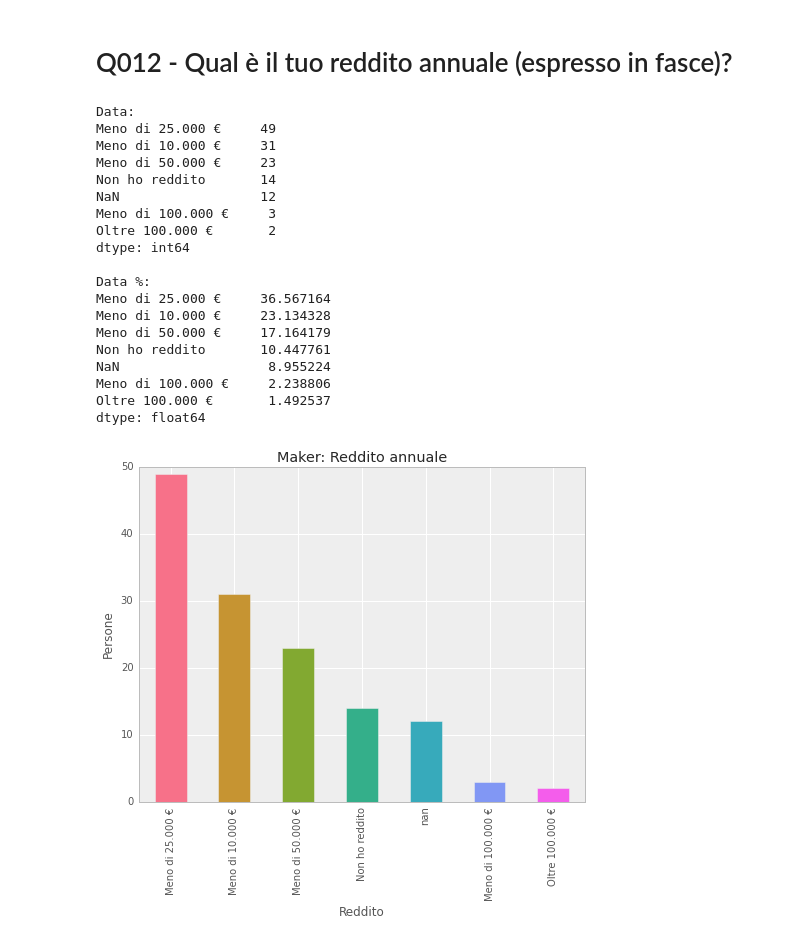
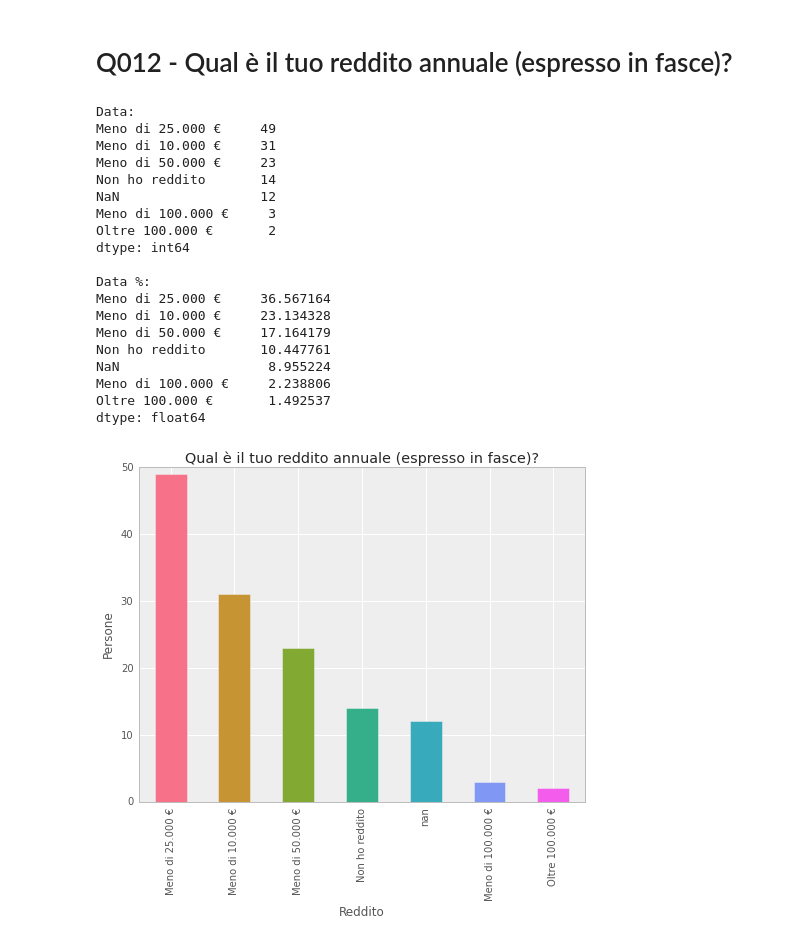
Before and after one commit to openp2pdesign/Makers-Inquiry---Analysis, a Jupyter notebook: Q012.ipynb, the cells around one changed output. Saved outputs shown, nothing was run; the diff lists cells and outputs as text; code cells hidden in the pictures.

```diff
--- a/Q012.ipynb
+++ b/Q012.ipynb
@@ -30,35 +30,35 @@ print income
 print ""
 print "Data %:"
 print data["Q012"].value_counts(normalize=True,dropna=False) * 100
 
 # Plot the data
 plt.figure(figsize=(8,6))
 plt.xlabel(u'Reddito')
 plt.ylabel('Persone')
 my_colors = seaborn.color_palette("husl", len(income)) # Set color palette
-income.plot(kind="bar",title="Maker: Reddito annuale",color=my_colors)
+income.plot(kind="bar",title=u"Qual è il tuo reddito annuale (espresso in fasce)?",color=my_colors)
 plt.savefig("pdf/Q012-MakerReddito01.pdf") # Save pdf
 # %% [output]
 Data:
 Meno di 25.000 €     49
 Meno di 10.000 €     31
 Meno di 50.000 €     23
 Non ho reddito       14
 NaN                  12
 Meno di 100.000 €     3
 Oltre 100.000 €       2
 dtype: int64
 
 Data %:
 Meno di 25.000 €     36.567164
 Meno di 10.000 €     23.134328
 Meno di 50.000 €     17.164179
 Non ho reddito       10.447761
 NaN                   8.955224
 Meno di 100.000 €     2.238806
 Oltre 100.000 €       1.492537
 dtype: float64
-[figure, old version]
+[figure, new version]
 # %%
 # Order of the choices
 income_order = ["Non ho reddito",u"Meno di 10.000 €",u"Meno di 25.000 €",u"Meno di 50.000 €",u"Meno di 100.000 €",u"Oltre 100.000 €"]
```
Also changed, not shown: parts of 1 cell of this notebook, 17 other files.
